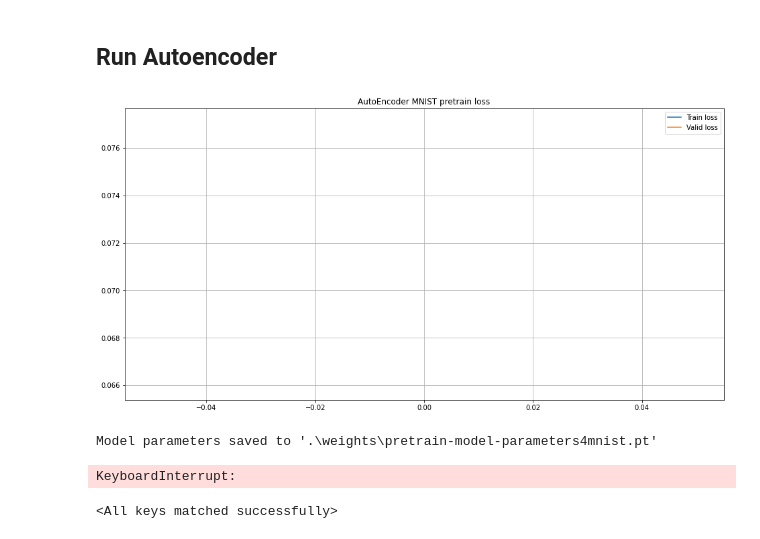
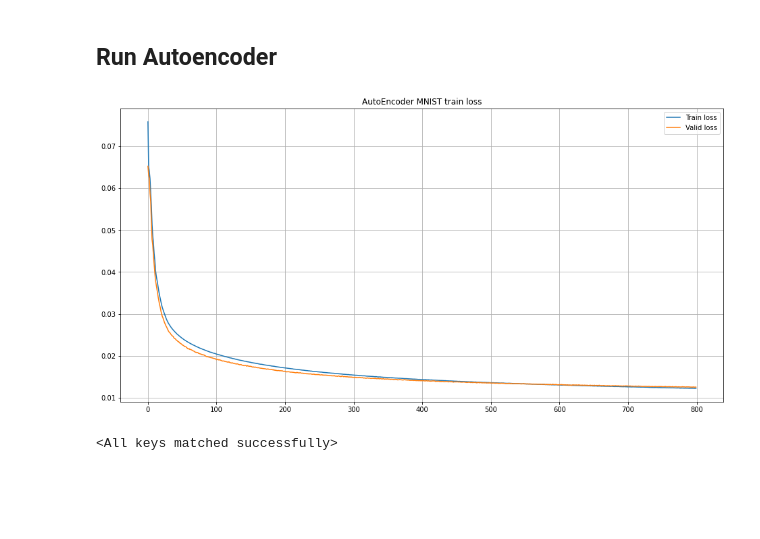
Before and after one commit to grokhi/pytorch_DEC_IDEC_2022, a Jupyter notebook: DEC_IDEC_MNIST.ipynb, the cells around one changed output. Drawn from its saved outputs; the diff is of its cells as text; code cells hidden in the pictures; blank space fills up the shorter version.

```diff
--- a/DEC_IDEC_MNIST.ipynb
+++ b/DEC_IDEC_MNIST.ipynb
@@ -498,8 +537,6 @@ class StackedAutoEncoder(nn.Module):
 
         self.decoder = nn.Sequential(*decoder_blocks)
 
-        # self.encoder.apply(self._init_weight)
-        # self.decoder.apply(self._init_weight)
 
     def set_dropout_value(self, value:float):
         self.dropout_value = value
@@ -509,11 +546,6 @@ class StackedAutoEncoder(nn.Module):
         for i in range(len(self.decoder)):
             self.decoder[i].dropout.p = self.dropout_value
 
-    def _init_weight(self, layer):
-        if type(layer) == nn.Linear:
-            nn.init.normal_(layer.weight, mean=0.0, std=0.01)  # follow paper setting
-            nn.init.constant_(layer.bias, 0)
-
 
     def forward(self, x):
         self.set_dropout_value(self.dropout_value) # inplace
@@ -705,27 +740,26 @@ NVIDIA GeForce GTX 1060 with Max-Q Design
 ## Run Autoencoder
 # %%
 loss_fn = nn.MSELoss()
-model = StackedDenoisingAutoEncoder(dims=[784, 500, 500, 2000, 10], dropout_value=.02)
+model = StackedDenoisingAutoEncoder(dims=[784, 500, 500, 2000, 10], dropout_value=.002)
 
 # optimizer = Adam(model.parameters(), lr=1e-3)
 optimizer = SGD(model.parameters(), lr=0.1, momentum=0.9)
-# scheduler = StepLR(optimizer, step_size=20, gamma=0.1) # 60~=20000/256
+# scheduler = StepLR(optimizer, step_size=200, gamma=0.1) # 60~=20000/256
 
 
 whole_train_valid_cycle(
     model,
-    scheduler,
+    None,
     optimizer,
     loss_fn,
-    num_epochs = 300,
+    num_epochs = 800,
     device = device,
-    save_best_params_as = '.\weights\pretrain-model-parameters4mnist.pt',
-    title='AutoEncoder MNIST pretrain'
+    patience_threshold = 10,
+    save_best_params_as = 'train-stdict-mnist_drop002.pt',
+    title='AutoEncoder MNIST train'
 )
 # %% [output]
-[figure, old version]
+[figure, new version]
-Model parameters saved to '.\weights\pretrain-model-parameters4mnist.pt'
-KeyboardInterrupt:
 # %%
 # model.load_state_dict(torch.load(r'pretrain-model-parameters4mnist.pt'))
 # %% [output]
```
Also changed, not shown: parts of 16 cells of this notebook, 1 other file.
